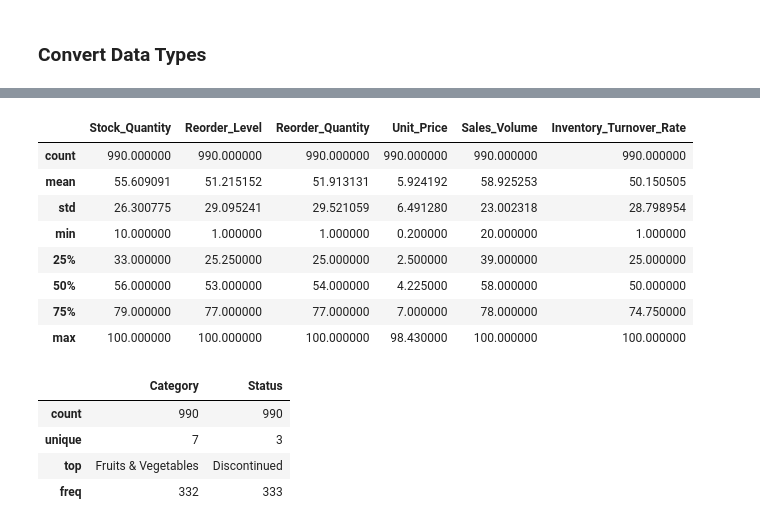
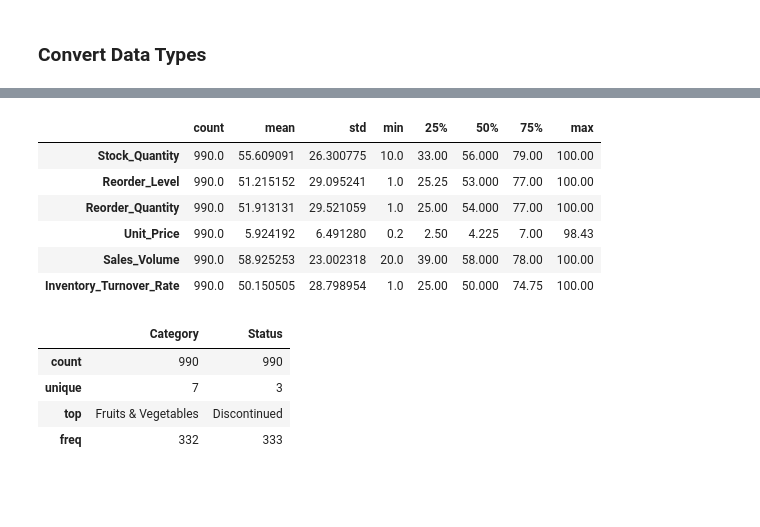
Before and after one commit to rbalbinotti/smart-supply-chain-ai, a Jupyter notebook: notebooks/01-mod_demand_inventory.ipynb, the cells around one changed output, grey strips where cells are left out. Cells and saved outputs as stored; diff of their text form; code cells hidden in the pictures; blank space fills up the shorter version.

```diff
--- a/notebooks/01-mod_demand_inventory.ipynb
+++ b/notebooks/01-mod_demand_inventory.ipynb
@@ -137,17 +137,15 @@ cat_columns = ['Category', 'Status']
 df[cat_columns] = df[cat_columns].astype('category')
 # %%
 # Statistics for Numeric columns
-df.describe(exclude=['datetime', 'object', 'category'])
+df.describe(exclude=['datetime', 'object', 'category']).T
 # %% [output]
-|  | Stock_Quantity | Reorder_Level | Reorder_Quantity | Unit_Price | Sales_Volume | Inventory_Turnover_Rate |
-| count | 990.000000 | 990.000000 | 990.000000 | 990.000000 | 990.000000 | 990.000000 |
-| mean | 55.609091 | 51.215152 | 51.913131 | 5.924192 | 58.925253 | 50.150505 |
-| std | 26.300775 | 29.095241 | 29.521059 | 6.491280 | 23.002318 | 28.798954 |
-| min | 10.000000 | 1.000000 | 1.000000 | 0.200000 | 20.000000 | 1.000000 |
-| 25% | 33.000000 | 25.250000 | 25.000000 | 2.500000 | 39.000000 | 25.000000 |
-| 50% | 56.000000 | 53.000000 | 54.000000 | 4.225000 | 58.000000 | 50.000000 |
-| 75% | 79.000000 | 77.000000 | 77.000000 | 7.000000 | 78.000000 | 74.750000 |
-| max | 100.000000 | 100.000000 | 100.000000 | 98.430000 | 100.000000 | 100.000000 |
+|  | count | mean | std | min | 25% | 50% | 75% | max |
+| Stock_Quantity | 990.0 | 55.609091 | 26.300775 | 10.0 | 33.00 | 56.000 | 79.00 | 100.00 |
+| Reorder_Level | 990.0 | 51.215152 | 29.095241 | 1.0 | 25.25 | 53.000 | 77.00 | 100.00 |
+| Reorder_Quantity | 990.0 | 51.913131 | 29.521059 | 1.0 | 25.00 | 54.000 | 77.00 | 100.00 |
+| Unit_Price | 990.0 | 5.924192 | 6.491280 | 0.2 | 2.50 | 4.225 | 7.00 | 98.43 |
+| Sales_Volume | 990.0 | 58.925253 | 23.002318 | 20.0 | 39.00 | 58.000 | 78.00 | 100.00 |
+| Inventory_Turnover_Rate | 990.0 | 50.150505 | 28.798954 | 1.0 | 25.00 | 50.000 | 74.75 | 100.00 |
 # %%
 # Statistics for Categorical columns
 df.describe(include=['category'])
```
Also changed, not shown: parts of 9 cells of this notebook, 5 other files.
